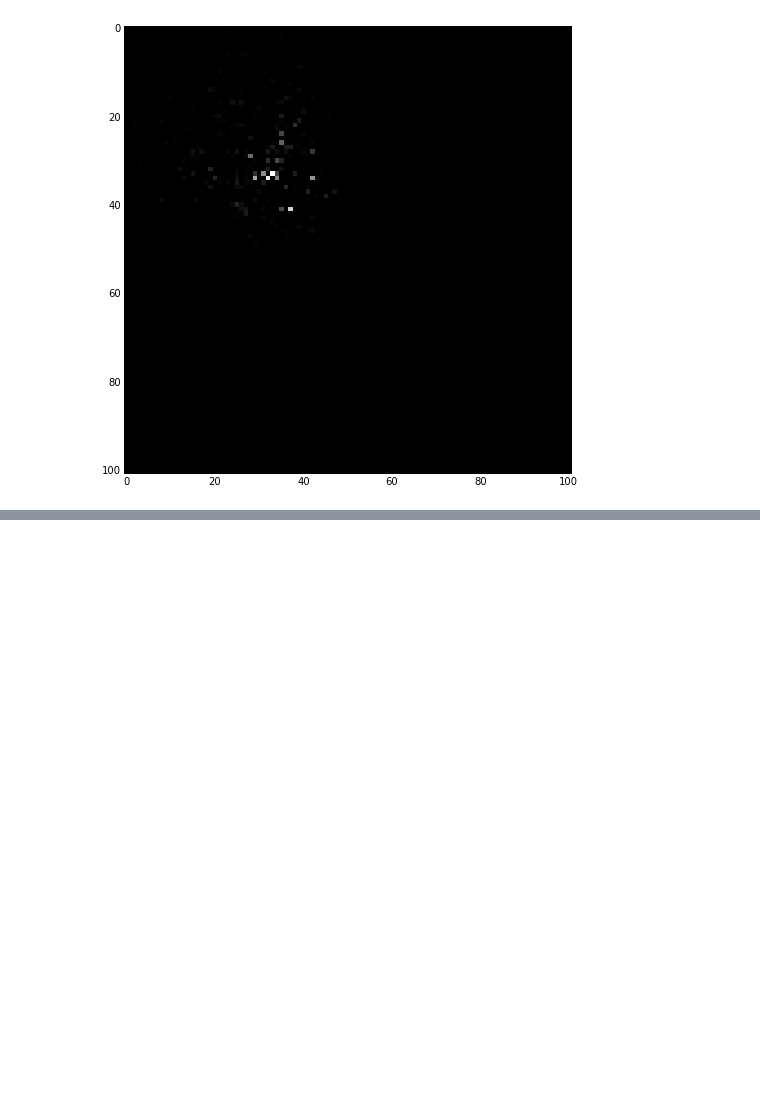
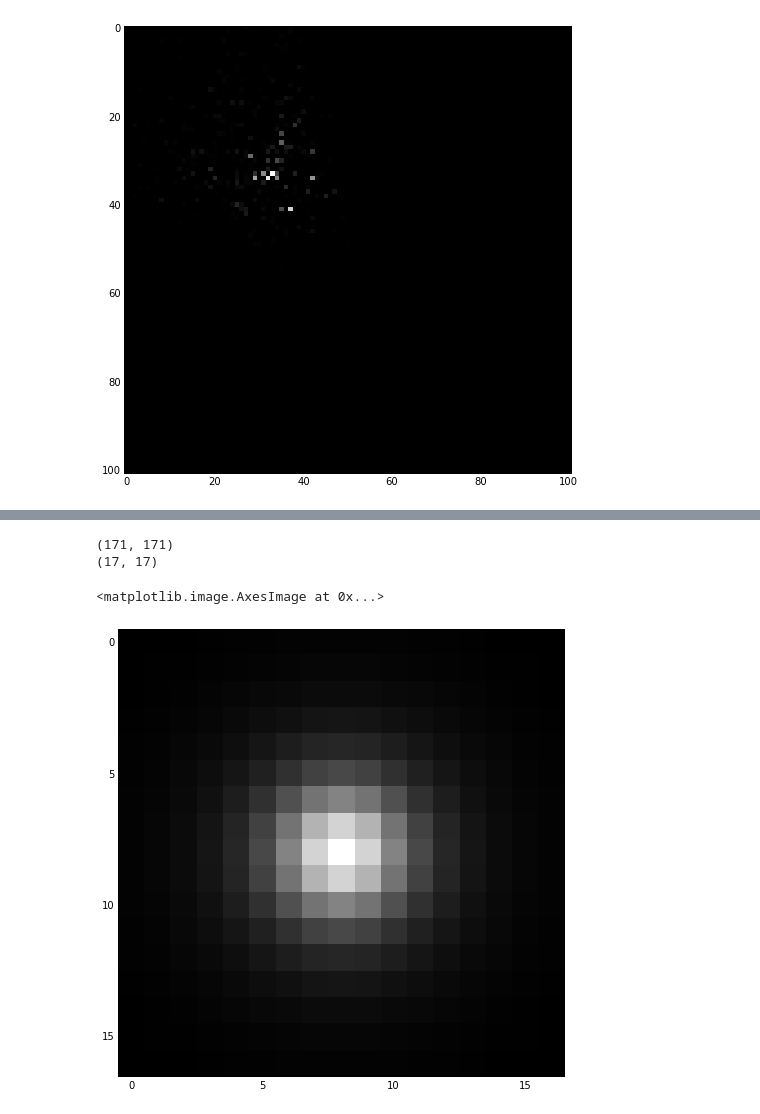
Before and after one commit to lmoustakas/lcolens, a Jupyter notebook: python/sample_psf.ipynb, the cells around one changed output, grey strips where cells are left out. Drawn from its saved outputs; the diff is of its cells as text; code cells hidden in the pictures; blank space fills up the shorter version.

Commit message:
Full working moffat and sersic profiles in sample_psf.ipynb

```diff
--- a/python/sample_psf.ipynb
+++ b/python/sample_psf.ipynb
@@ -211,0 +301,39 @@ pl.imshow(kern, cmap = 'gray', interpolation='nearest')
+# %%
+# Define a pixelized moffat kernel with Simpson's rule integration
+def moffat_simp(x0, y0, alpha, beta, q=1, posang=0.0, nx = 0, ny = 0, subsamp=10):
+    # I think this requires nx and ny to be odd
+    # That is something to fix in the long run
+    fwhm = alpha * 2.0 * (2.0 ** (1.0 / beta) - 1.0) ** 0.5
+
+    # By default make a kernel that is 4 times the fwhm right now and make sure the kernel size is odd
+    if nx==0:
+        nx = int(np.ceil(4 * fwhm))
+        if nx % 2 == 0:
+            nx += 1
+    if ny==0:
+        ny = int(np.ceil(4 * fwhm))
+        if ny % 2 == 0:
+            ny += 1
+
+    # The slow, but more understandable way
+    # Loop over pixels
+    # for j, y in enumerate(range(-nx / 2 + 1, nx/2 + 1)):
+        # for i, x in enumerate(range(-nx / 2 + 1, nx/2 + 1)):
+            # Do the double integral for each pixel
+            # The center of the middle pixel is 0, 0
+            # Note everything is y, x
+    # kern[j, i] = dblint(x0, x - 0.5, x + 0.5, y0, y - 0.5, y + 0.5, alpha, beta, q=q, posang=posang)
+    # Subsample the moffat array
+    # Say we have 11 pixels in each direction, then 0, 0 is at array index 5, 5
+    # If we subsample that by a factor of 10, we want 101 x 101 pixels
+    subkern = np.zeros((ny * subsamp - subsamp + 1, nx * subsamp - subsamp + 1 ))
+    x = np.linspace(-nx / 2  + 0.5, nx / 2 + 0.5, nx * subsamp + 1  )
+    y = np.linspace(-ny / 2  + 0.5, ny / 2 + 0.5, ny * subsamp + 1  )
+    x2d, y2d = np.meshgrid(x, y)
+    subkern = moffat(x2d, y2d, x0, y0, alpha, beta, q = q, posang = posang)
+
+    # reshape the subkernel
+    kern4d = make4d(subkern, nx, ny, subsamp)
+    dx = x[1] - x[0]
+    dy = y[1] - y[0]
+    return simp4d(kern4d, dx, dy)
@@ -211,0 +386,8 @@ pl.imshow(kern, cmap = 'gray', interpolation='nearest')
+# %%
+kern = moffat_simp(0, 0, 3, 1.85)
+pl.imshow(kern, cmap = 'gray', interpolation='nearest')
+# %% [output]
+(171, 171)
+(17, 17)
+<matplotlib.image.AxesImage at 0x...>
+[figure, added]
```
Also changed, not shown: parts of 15 cells of this notebook.
